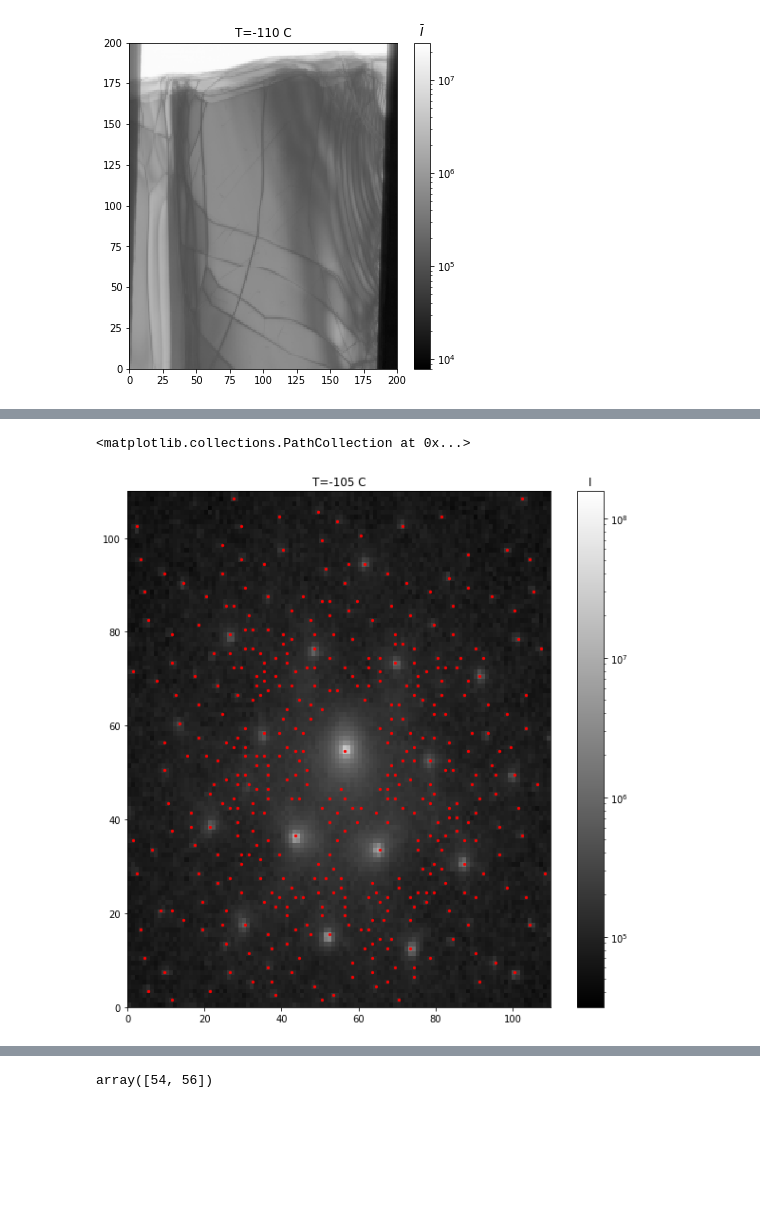
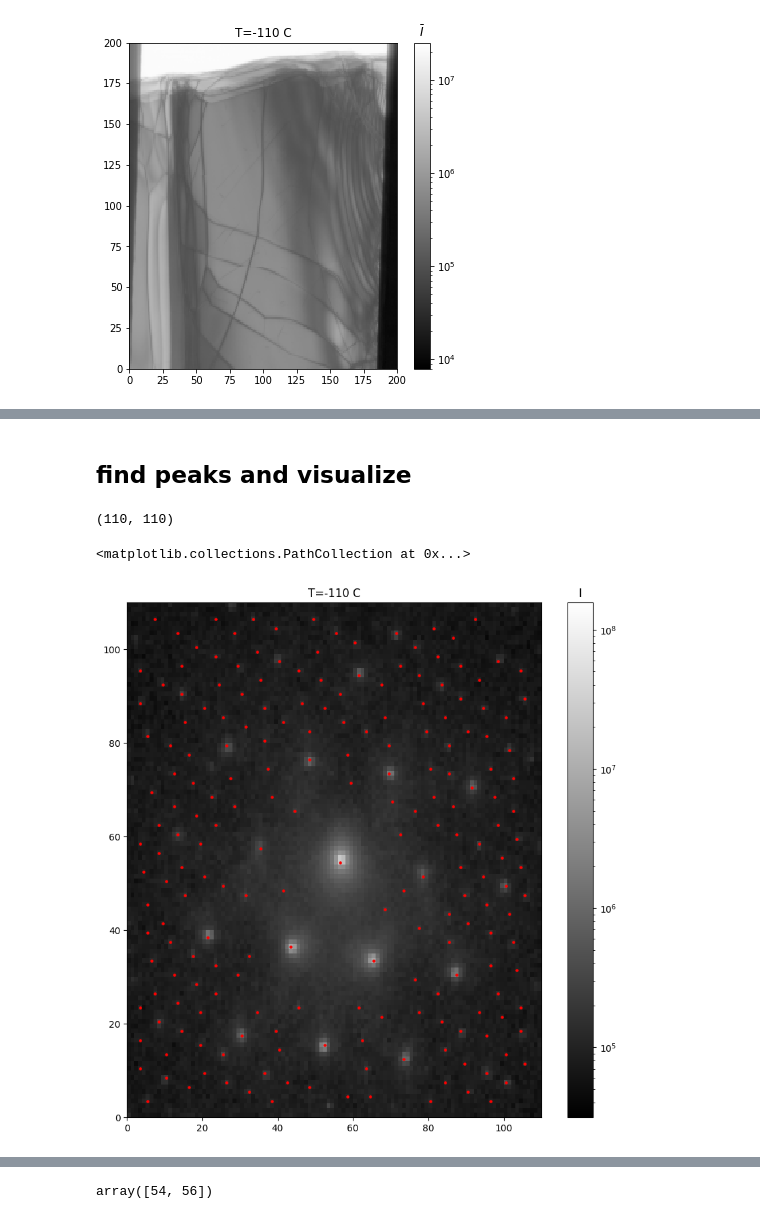
Before and after one commit to hainingpan/4D, a Jupyter notebook: XTEC_STEM_recal.ipynb, the cells around one changed output, grey strips where cells are left out. Saved outputs shown, nothing was run; the diff lists cells and outputs as text; code cells hidden in the pictures; blank space fills up the shorter version.

```diff
--- a/XTEC_STEM_recal.ipynb
+++ b/XTEC_STEM_recal.ipynb
@@ -28,4 +26,2 @@ f.keys()
 # %%
-I=f['I']
+I,T=f['I'],f['T']
-# %%
-T=f['T']
@@ -70,3 +80,5 @@ anim.save('I_ave.mp4',dpi=600)
 # %%
 # x,y=75,125
 x,y=100,100
+T_idx=0
+data=I[T_idx,x,y,:,:]
@@ -73,15 +111,26 @@ x,y=100,100
+# %% [markdown]
+## find peaks and visualize
+# %%
+data.shape
+# %% [output]
+(110, 110)
+# %%
+# thres,mask_ind,_=find_threshold_rel(data,min_distance=1)
+mask_ind=peak_local_max(np.log10(data),threshold_rel=0,min_distance=3)
+data_masked=data[tuple(mask_ind.T)]
 # %%
 fig,ax=plt.subplots(figsize=(10,10))
-T_idx=1
-data=I[T_idx,x,y,:,:]
+
+
 vmin,vmax=I[:,x,y].min(),I[:,x,y].max()
 im=ax.pcolormesh(data,cmap='gray', norm=colors.LogNorm(vmin=vmin, vmax=vmax))
 tit=ax.set_title('T={:d} C'.format(T[T_idx]))
 cb=plt.colorbar(im)
 cb.ax.set_title('I')
 # ax.scatter(55,55)
 
-ax.scatter(xmesh_masked+0.5,ymesh_masked+0.5,s=5,c='r')
+# ax.scatter(mask_ind[:,1]+0.5,mask_ind[:,0]+0.5,s=5,c='r')
+ax.scatter(mask_ind[:,1]+.5,mask_ind[:,0]+.5,s=5,c='r')
 # %% [output]
 <matplotlib.collections.PathCollection at 0x...>
-[figure, old version]
+[figure, new version]
```
Also changed, not shown: parts of 49 cells of this notebook.
